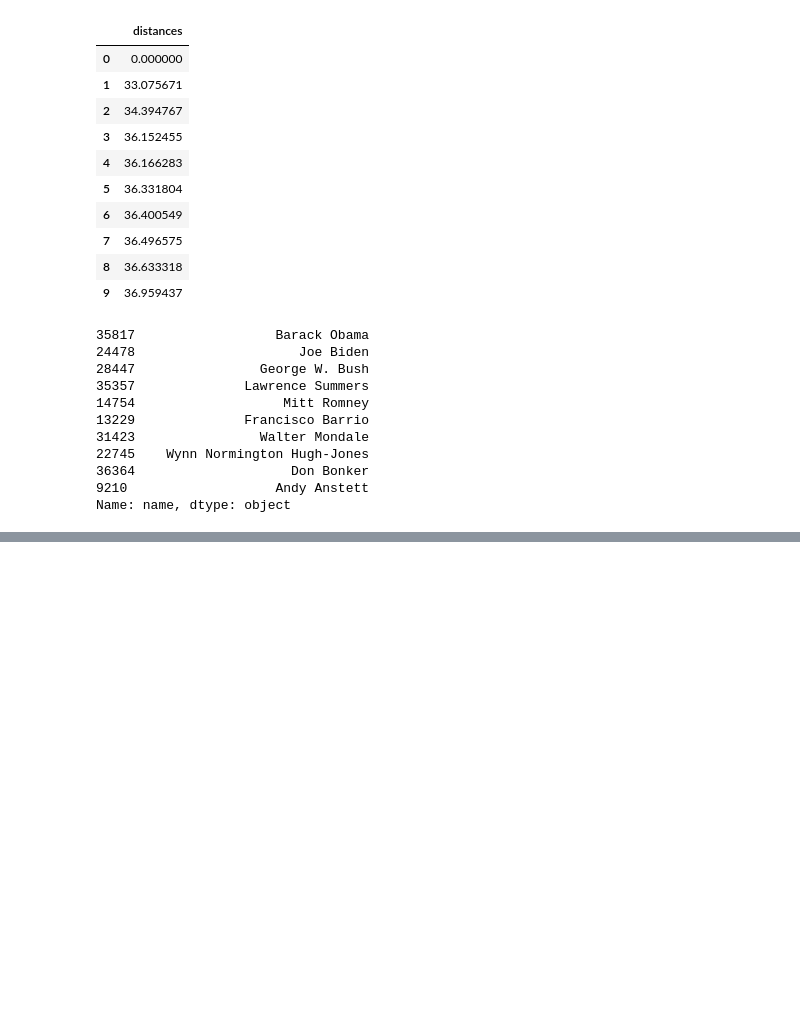
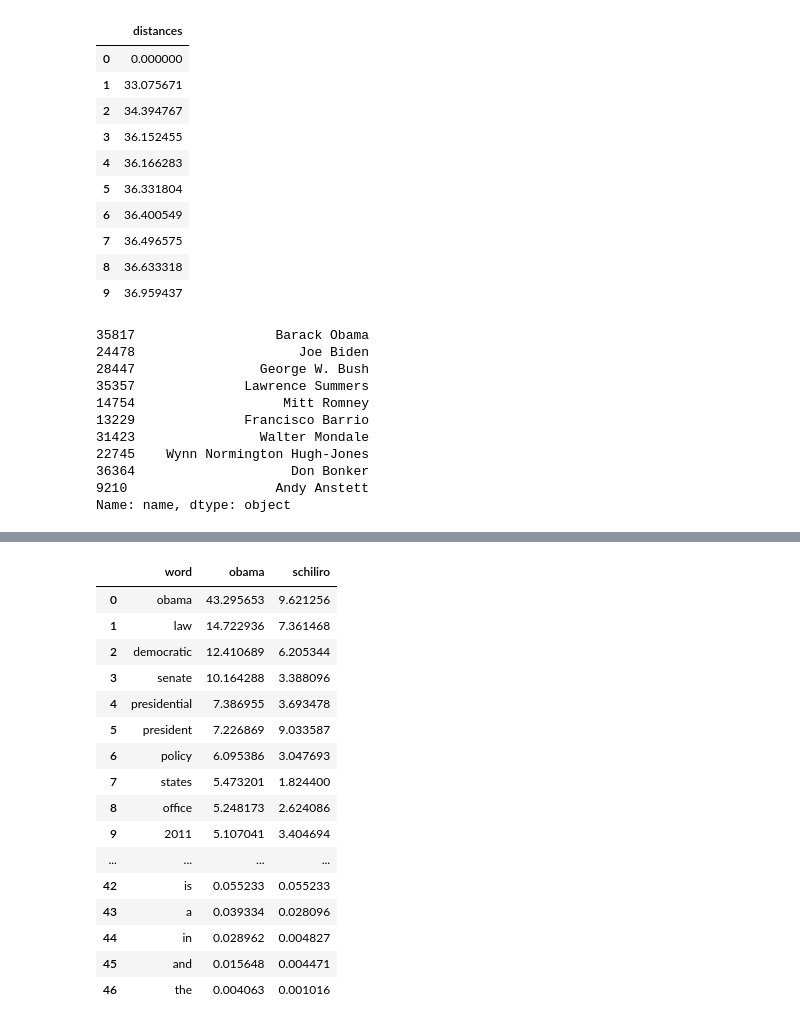
Before and after one commit to ah3200/Clustering, a Jupyter notebook: Nearest-Neighbor.ipynb, the cells around one changed output, grey strips where cells are left out. Saved outputs shown, nothing was run; the diff lists cells and outputs as text; code cells hidden in the pictures; blank space fills up the shorter version.

```diff
--- a/Nearest-Neighbor.ipynb
+++ b/Nearest-Neighbor.ipynb
@@ -151,0 +268,2 @@ TypeError: stack() got an unexpected keyword argument 'new_column_name'
+# %%
+wiki['tf_idf'] = unpack_dict(tf_idf, map_index_to_word)
@@ -151,0 +307,9 @@ TypeError: stack() got an unexpected keyword argument 'new_column_name'
+# %%
+def top_words_tf_idf(name):
+    row = wiki[wiki['name'] == name]
+    word_count_table = pd.DataFrame.from_dict(row[['tf_idf']].values[0][0].items())
+    word_count_table.columns = ['word','weight']
+    return word_count_table.sort_values(by='weight', ascending=False)
+# %%
+obama_tf_idf = top_words_tf_idf('Barack Obama')
+print obama_tf_idf
@@ -151,0 +334,3 @@ TypeError: stack() got an unexpected keyword argument 'new_column_name'
+# %%
+schiliro_tf_idf = top_words_tf_idf('Phil Schiliro')
+print schiliro_tf_idf
@@ -151,0 +355,22 @@ TypeError: stack() got an unexpected keyword argument 'new_column_name'
+# %%
+combined_words = pd.merge(obama_tf_idf, schiliro_tf_idf, on='word')
+combined_words.columns = ['word','obama','schiliro']
+combined_words.sort_values(by='obama',ascending=False)
+# %% [output]
+|  | word | obama | schiliro |
+| 0 | obama | 43.295653 | 9.621256 |
+| 1 | law | 14.722936 | 7.361468 |
+| 2 | democratic | 12.410689 | 6.205344 |
+| 3 | senate | 10.164288 | 3.388096 |
+| 4 | presidential | 7.386955 | 3.693478 |
+| 5 | president | 7.226869 | 9.033587 |
+| 6 | policy | 6.095386 | 3.047693 |
+| 7 | states | 5.473201 | 1.824400 |
+| 8 | office | 5.248173 | 2.624086 |
+| 9 | 2011 | 5.107041 | 3.404694 |
+| ... | ... | ... | ... |
+| 42 | is | 0.055233 | 0.055233 |
+| 43 | a | 0.039334 | 0.028096 |
+| 44 | in | 0.028962 | 0.004827 |
+| 45 | and | 0.015648 | 0.004471 |
+| 46 | the | 0.004063 | 0.001016 |
```
Also changed, not shown: parts of 46 cells of this notebook.
